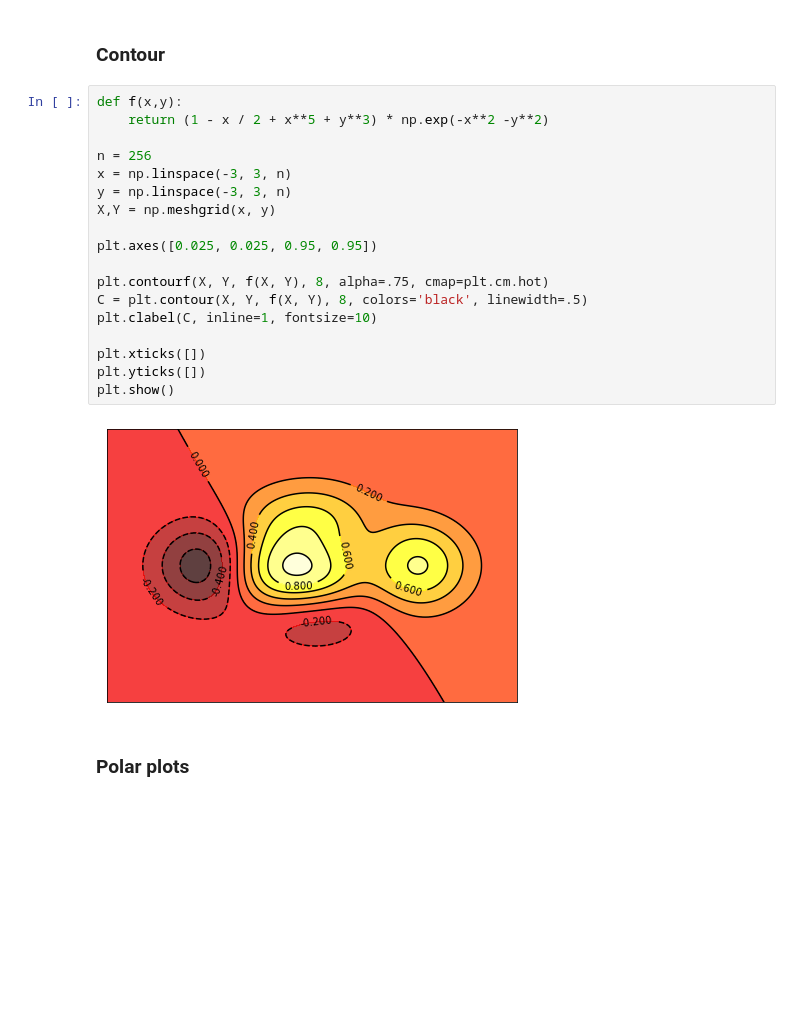
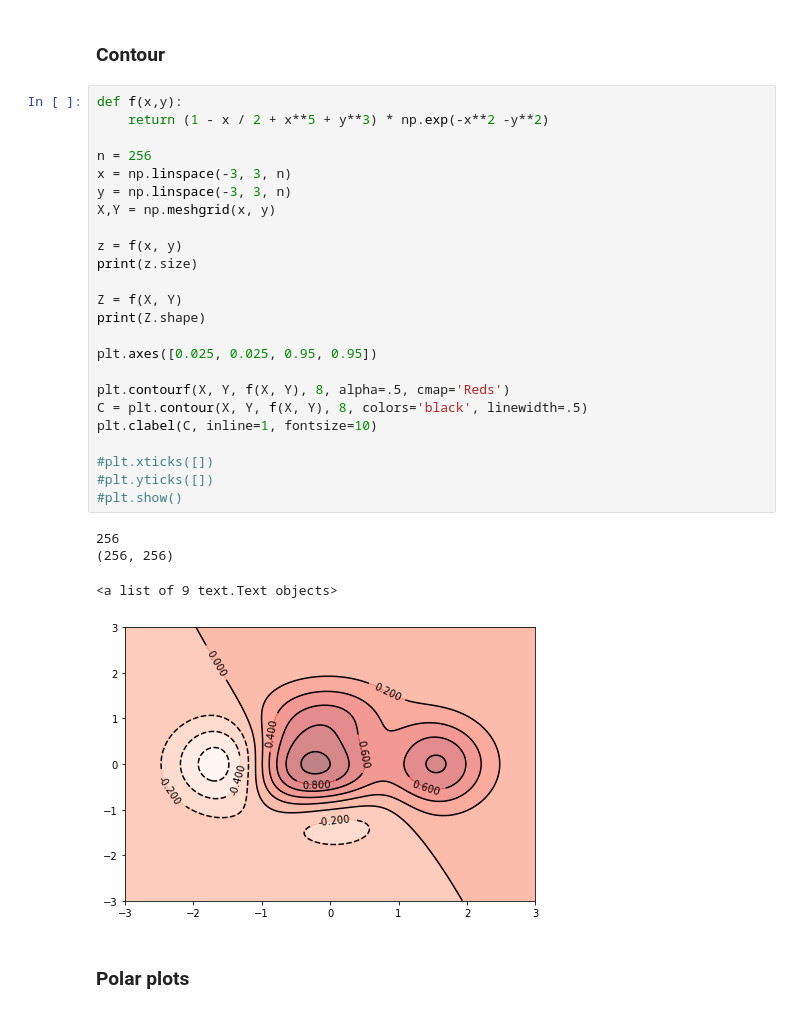
Before and after one commit to andreall/dicca__python_course, a Jupyter notebook: 03_matplotlib.ipynb, the cells around one changed output. Drawn from its saved outputs; the diff is of its cells as text; blank space fills up the shorter version.

```diff
--- a/03_matplotlib.ipynb
+++ b/03_matplotlib.ipynb
@@ -241,23 +283,32 @@ plt.imshow(array, cmap=plt.cm.gist_heat)
 # %%
 def f(x,y):
     return (1 - x / 2 + x**5 + y**3) * np.exp(-x**2 -y**2)
 
 n = 256
 x = np.linspace(-3, 3, n)
 y = np.linspace(-3, 3, n)
 X,Y = np.meshgrid(x, y)
 
+z = f(x, y)
+print(z.size)
+
+Z = f(X, Y)
+print(Z.shape)
+
 plt.axes([0.025, 0.025, 0.95, 0.95])
 
-plt.contourf(X, Y, f(X, Y), 8, alpha=.75, cmap=plt.cm.hot)
+plt.contourf(X, Y, f(X, Y), 8, alpha=.5, cmap='Reds')
 C = plt.contour(X, Y, f(X, Y), 8, colors='black', linewidth=.5)
 plt.clabel(C, inline=1, fontsize=10)
 
-plt.xticks([])
-plt.yticks([])
-plt.show()
+#plt.xticks([])
+#plt.yticks([])
+#plt.show()
 # %% [output]
+256
+(256, 256)
+<a list of 9 text.Text objects>
-[figure, old version]
+[figure, new version]
 # %% [markdown]
 ### Polar plots
 # %%
```
Also changed, not shown: parts of 21 cells of this notebook, 1 other file.
